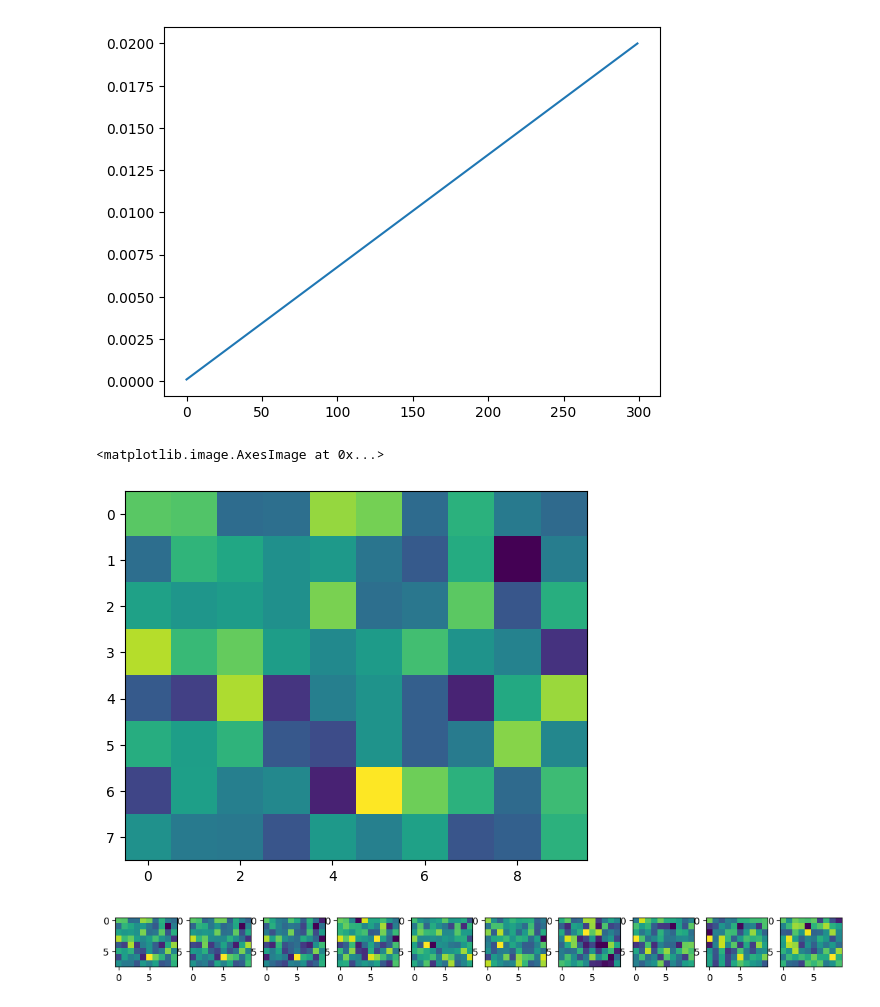
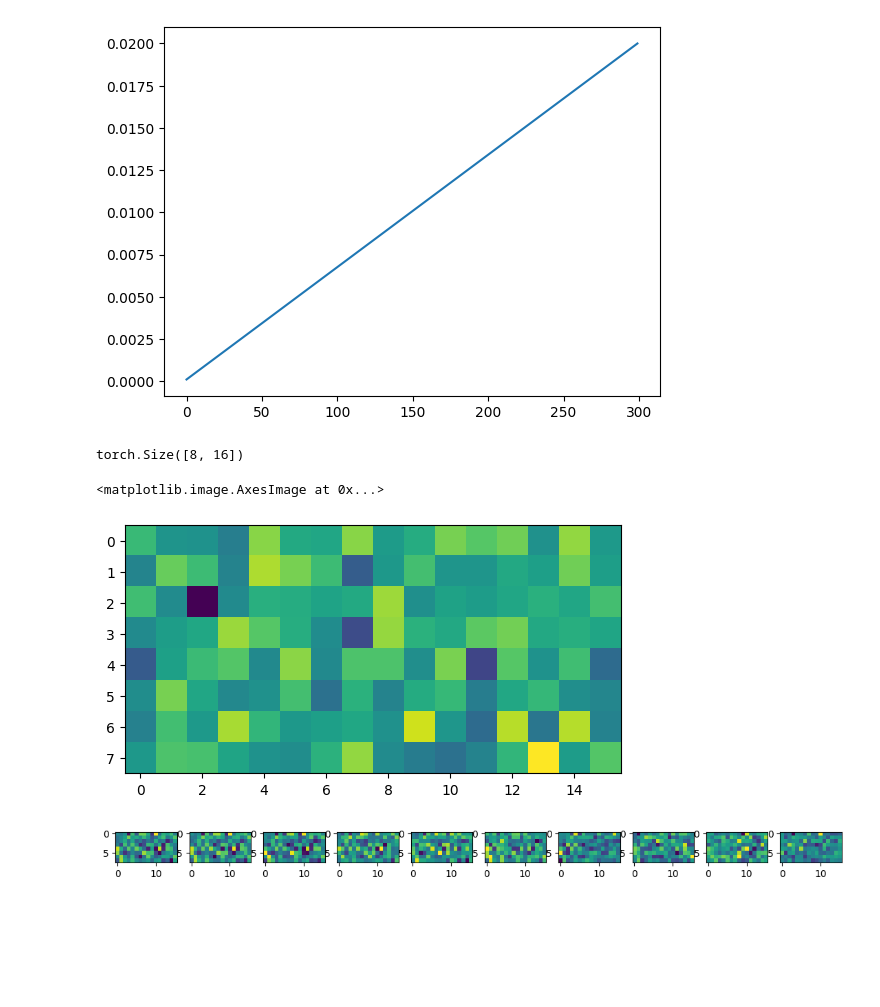
Before and after one commit to pvwoods/dl-experiments, a Jupyter notebook: karpathy/diffusion_experiments.ipynb, the cells around one changed output. Cells and saved outputs as stored; diff of their text form; code cells hidden in the pictures; blank space fills up the shorter version.

```diff
--- a/karpathy/diffusion_experiments.ipynb
+++ b/karpathy/diffusion_experiments.ipynb
@@ -69,17 +69,17 @@ sqrt_alphas_cumprod = torch.sqrt(alphas_cumprod)
 sqrt_one_minus_alphas_cumprod = torch.sqrt(1. - alphas_cumprod)
 posterior_variance = betas * (1. - alphas_cumprod_prev) / (1. - alphas_cumprod)
 # %%
-EMBEDDING_DIMS = 10
+EMBEDDING_DIMS = 16
 embedding_layer = nn.Embedding(TOTAL_TOKENS, EMBEDDING_DIMS)
 
 x_index = 109943 # torch.randint(x_train.shape[0], (1,))
 x_example = x_train[x_index]
 x_embedded = embedding_layer(x_example)
-
 plt.imshow(x_embedded.squeeze().detach())
 # %% [output]
-<matplotlib.image.AxesImage at 0x...>
+torch.Size([8, 16])
+<matplotlib.image.AxesImage at 0x...>
-[figure, old version]
+[figure, new version]
 # %%
 def get_index_from_list(vals, t, x_shape):
     """
@@ -116,7 +116,7 @@ for idx in range(0, beta_timesteps, stepsize):
     im, noise = forward_diffusion_sample(x_embedded, t)
     plt.imshow(im.squeeze().detach())
 # %% [output]
-[figure, old version]
+[figure, new version]
 # %%
 from torch import nn
 import math
```
Also changed, not shown: parts of 4 cells of this notebook.
